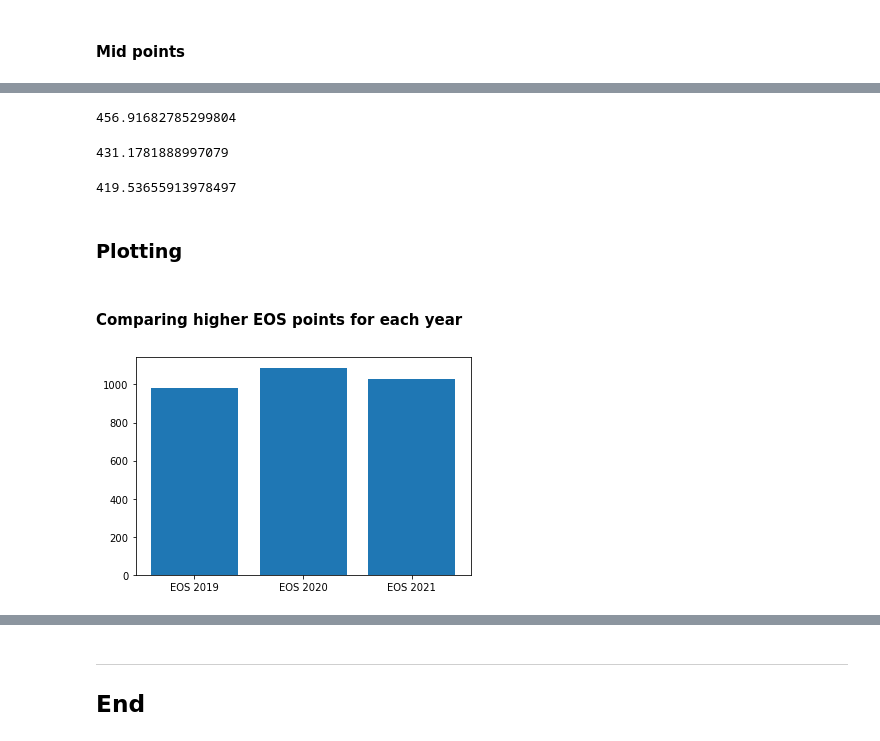
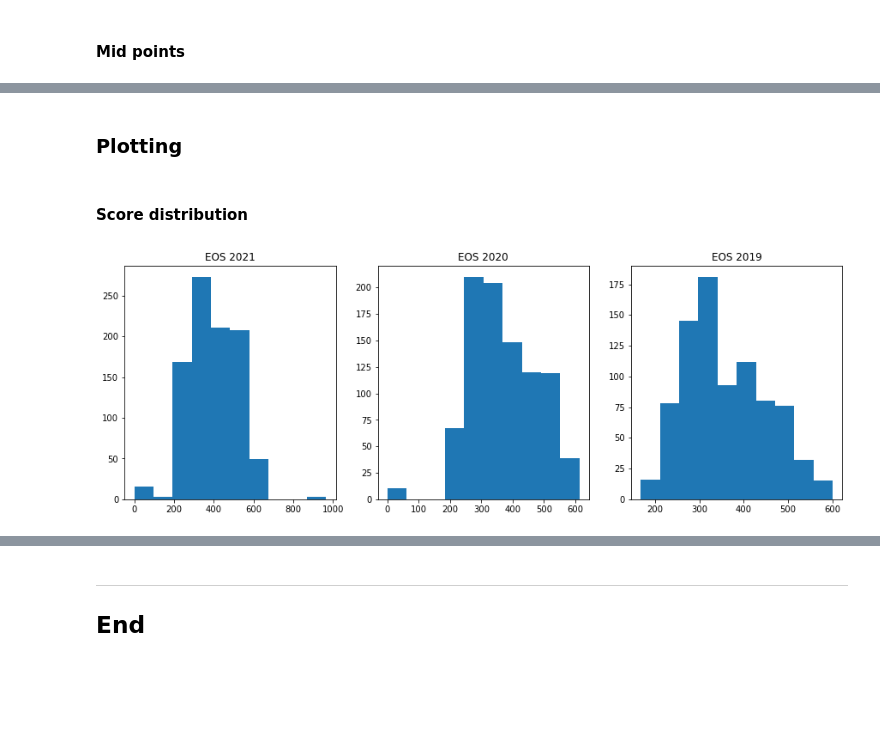
Before and after one commit to caioforteribeiro/fundamentals_data_analysis, a Jupyter notebook: cao.ipynb, the cells around one changed output, grey strips where cells are left out. Saved outputs shown, nothing was run; the diff lists cells and outputs as text; code cells hidden in the pictures; blank space fills up the shorter version.

```diff
--- a/cao.ipynb
+++ b/cao.ipynb
@@ -775,6 +740,3 @@ allcourses.head()
 | AL803 | Software Design for Mobile Apps a... | 350.0 | 398.0 | no | 337.0 | 360.0 | no | 309.0 | 337.0 | ... |
 | AL805 | Computer Engineering for Network ... | 321.0 | 381.0 | no | 333.0 | 360.0 | no | 329.0 | 442.0 | ... |
 | AL810 | Quantity Surveying | 328.0 | 377.0 | no | 326.0 | 352.0 | no | 307.0 | 349.0 | ... |
-# %%
-#For NaN values, indicate that the course was not offered that year
-allcourses = allcourses.fillna('not offered')
@@ -798,3 +762,7 @@ pathcsvfinal = 'data/consolidated_' + nowstr + '.csv'
 allcourses.to_csv(pathcsvfinal)
 # %% [markdown]
 ## Analysing consolidated dataframe
+# %%
+#Select only courses that don't require additional tests, interviews etc
+allcourses_notest = allcourses.loc[(allcourses['test_2021']!='yes') & (allcourses['test_2020']!='yes') & (allcourses['test_2019']!='yes')]
+allcourses_notest
@@ -972,29 +1010,20 @@ print(meaneos2019)
-# %%
-#2021
-meanmid2021 = allcourses['Mid_2021'].mean()
-print(meanmid2021)
-# %% [output]
-456.91682785299804
-# %%
-#2020
-meanmid2020 = allcourses['Mid_2020'].mean()
-print(meanmid2020)
-# %% [output]
-431.1781888997079
-# %%
-#2019
-meanmid2019 = allcourses['Mid_2019'].mean()
-print(meanmid2019)
-# %% [output]
-419.53655913978497
 # %% [markdown]
 ### Plotting
 # %% [markdown]
-#### Comparing higher EOS points for each year
+#### Score distribution
 # %%
-#Higher EOS points
-plt.bar(['EOS 2019','EOS 2020','EOS 2021'],[maxeos2019,maxeos2020,maxeos2021])
+#2021
+
+fig, ([ax1, ax2, ax3]) = plt.subplots(1, 3, figsize=(15, 5))
+
+ax1.set_title('EOS 2021')
+ax2.set_title('EOS 2020')
+ax3.set_title('EOS 2019')
+
+ax1.hist(allcourses_notest['EOS_2021'])
+ax2.hist(allcourses_notest['EOS_2020'])
+ax3.hist(allcourses_notest['EOS_2019'])
 
 plt.show()
 # %% [output]
-[figure, old version]
+[figure, new version]
```
Also changed, not shown: parts of 49 cells of this notebook, 15 other files.
